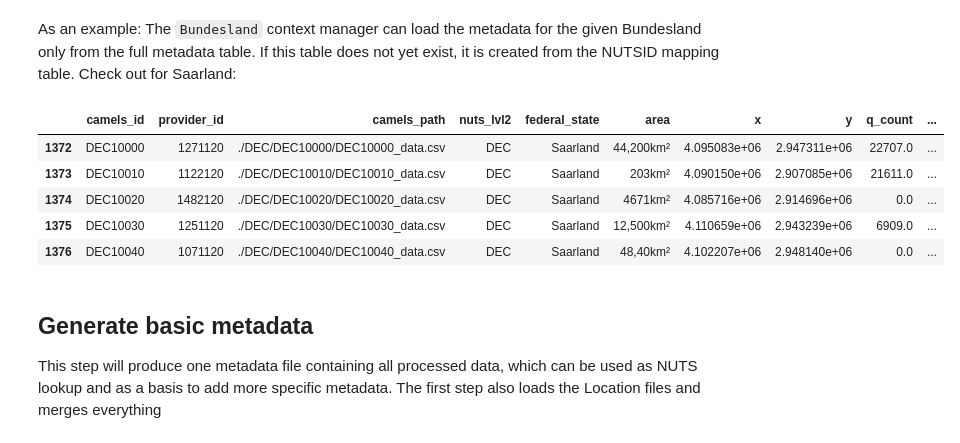
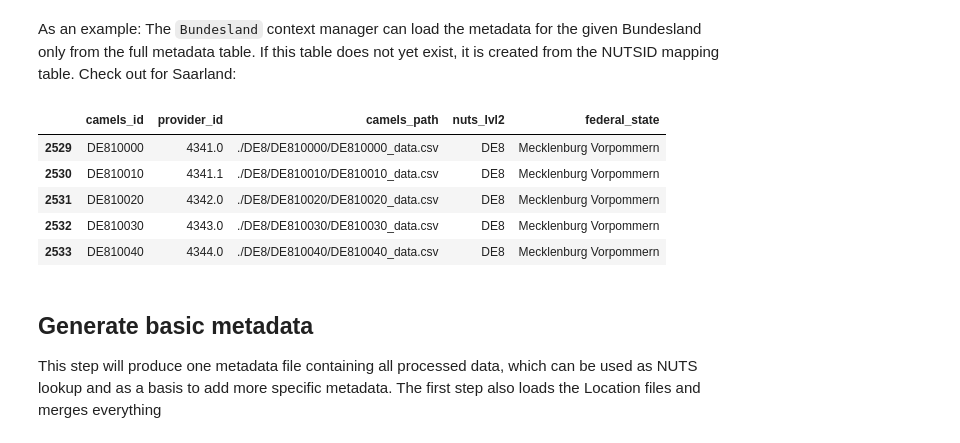
Before and after one commit to CAMELS-DE/camelsp, a Jupyter notebook: scripts/merge_metadata.ipynb, the cells around one changed output. Drawn from its saved outputs; the diff is of its cells as text; code cells hidden in the pictures.

```diff
--- a/scripts/merge_metadata.ipynb
+++ b/scripts/merge_metadata.ipynb
@@ -18,17 +19,17 @@ from camelsp import Bundesland, util
 # %% [markdown]
 As an example: The `Bundesland` context manager can load the metadata for the given Bundesland only from the full metadata table. If this table does not yet exist, it is created from the NUTSID mapping table. Check out for Saarland:
 # %%
-with Bundesland('DEC') as bl:
+with Bundesland('DE8') as bl:
     dec_meta = bl.metadata
 
 dec_meta.head()
 # %% [output]
-|  | camels_id | provider_id | camels_path | nuts_lvl2 | federal_state | area | x | y | q_count | ... |
-| 1372 | DEC10000 | 1271120 | ./DEC/DEC10000/DEC10000_data.csv | DEC | Saarland | 44,200km² | 4.095083e+06 | 2.947311e+06 | 22707.0 | ... |
-| 1373 | DEC10010 | 1122120 | ./DEC/DEC10010/DEC10010_data.csv | DEC | Saarland | 203km² | 4.090150e+06 | 2.907085e+06 | 21611.0 | ... |
-| 1374 | DEC10020 | 1482120 | ./DEC/DEC10020/DEC10020_data.csv | DEC | Saarland | 4671km² | 4.085716e+06 | 2.914696e+06 | 0.0 | ... |
-| 1375 | DEC10030 | 1251120 | ./DEC/DEC10030/DEC10030_data.csv | DEC | Saarland | 12,500km² | 4.110659e+06 | 2.943239e+06 | 6909.0 | ... |
-| 1376 | DEC10040 | 1071120 | ./DEC/DEC10040/DEC10040_data.csv | DEC | Saarland | 48,40km² | 4.102207e+06 | 2.948140e+06 | 0.0 | ... |
+|  | camels_id | provider_id | camels_path | nuts_lvl2 | federal_state |
+| 2529 | DE810000 | 4341.0 | ./DE8/DE810000/DE810000_data.csv | DE8 | Mecklenburg Vorpommern |
+| 2530 | DE810010 | 4341.1 | ./DE8/DE810010/DE810010_data.csv | DE8 | Mecklenburg Vorpommern |
+| 2531 | DE810020 | 4342.0 | ./DE8/DE810020/DE810020_data.csv | DE8 | Mecklenburg Vorpommern |
+| 2532 | DE810030 | 4343.0 | ./DE8/DE810030/DE810030_data.csv | DE8 | Mecklenburg Vorpommern |
+| 2533 | DE810040 | 4344.0 | ./DE8/DE810040/DE810040_data.csv | DE8 | Mecklenburg Vorpommern |
 # %% [markdown]
 ## Generate basic metadata
 
```
Also changed, not shown: parts of 6 cells of this notebook.
